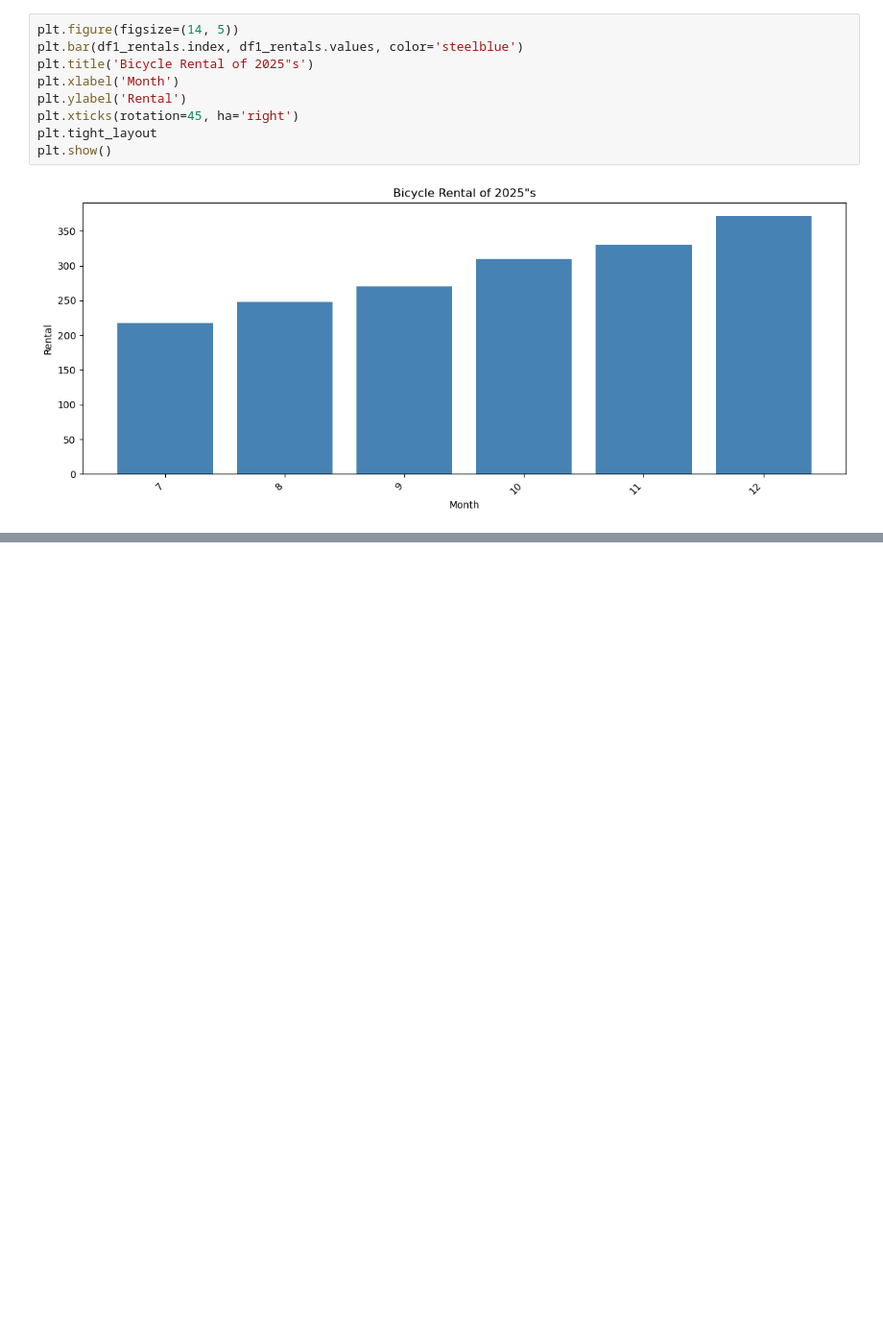
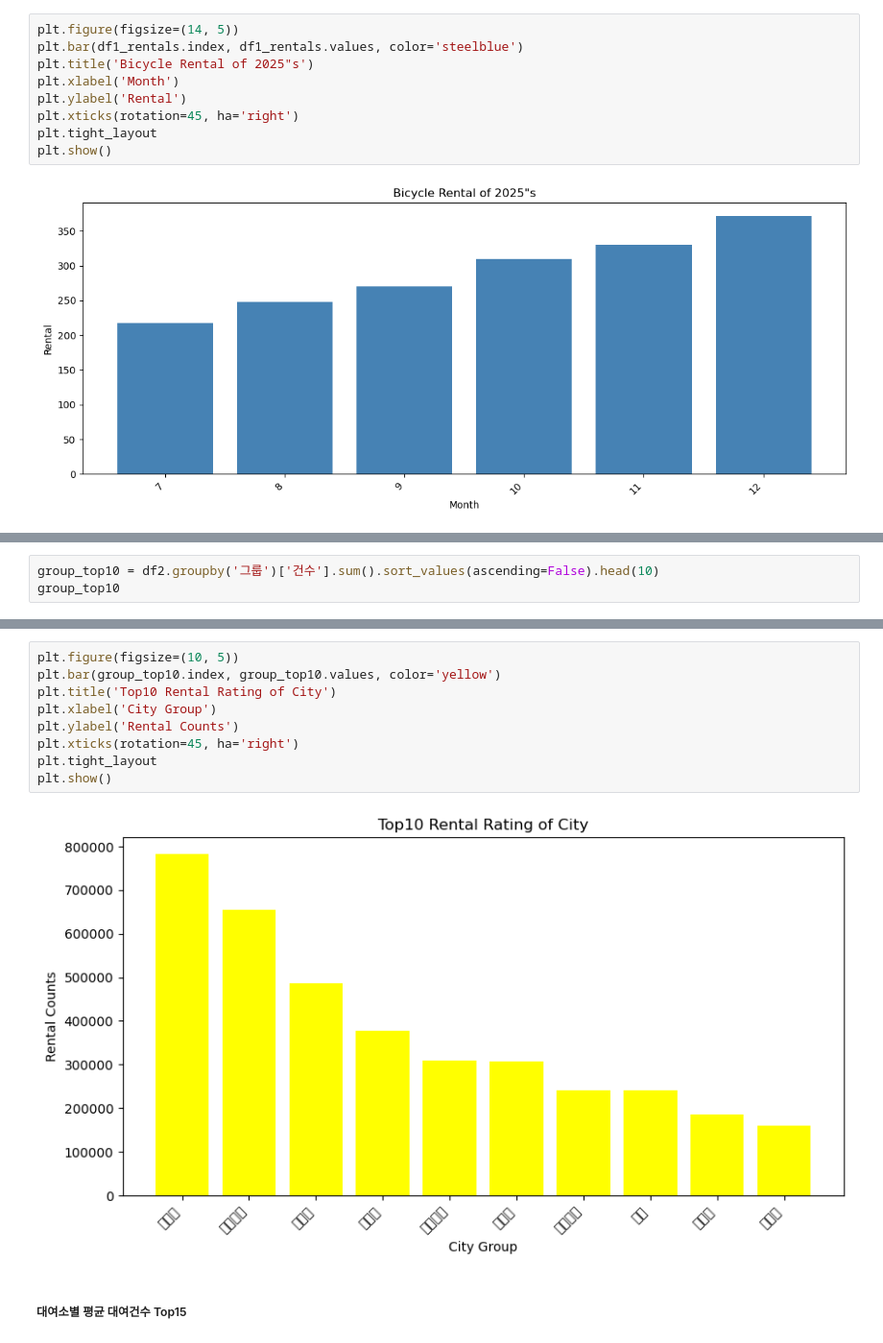
Before and after one commit to Allycane/python-ds-lab, a Jupyter notebook: pandas/09_Pandas_실습2.ipynb, the cells around one changed output, grey strips where cells are left out. Shown at 96% size. Drawn from its saved outputs; the diff is of its cells as text; blank space fills up the shorter version.

```diff
--- a/pandas/09_Pandas_실습2.ipynb
+++ b/pandas/09_Pandas_실습2.ipynb
@@ -172,0 +324,3 @@ plt.show()
+# %%
+group_top10 = df2.groupby('그룹')['건수'].sum().sort_values(ascending=False).head(10)
+group_top10
@@ -172,0 +340,13 @@ plt.show()
+# %%
+plt.figure(figsize=(10, 5))
+plt.bar(group_top10.index, group_top10.values, color='yellow')
+plt.title('Top10 Rental Rating of City')
+plt.xlabel('City Group')
+plt.ylabel('Rental Counts')
+plt.xticks(rotation=45, ha='right')
+plt.tight_layout
+plt.show()
+# %% [output]
+[figure, added]
+# %% [markdown]
+##### 대여소별 평균 대여건수 Top15
```
Also changed, not shown: parts of 24 cells of this notebook, 4 other files.
